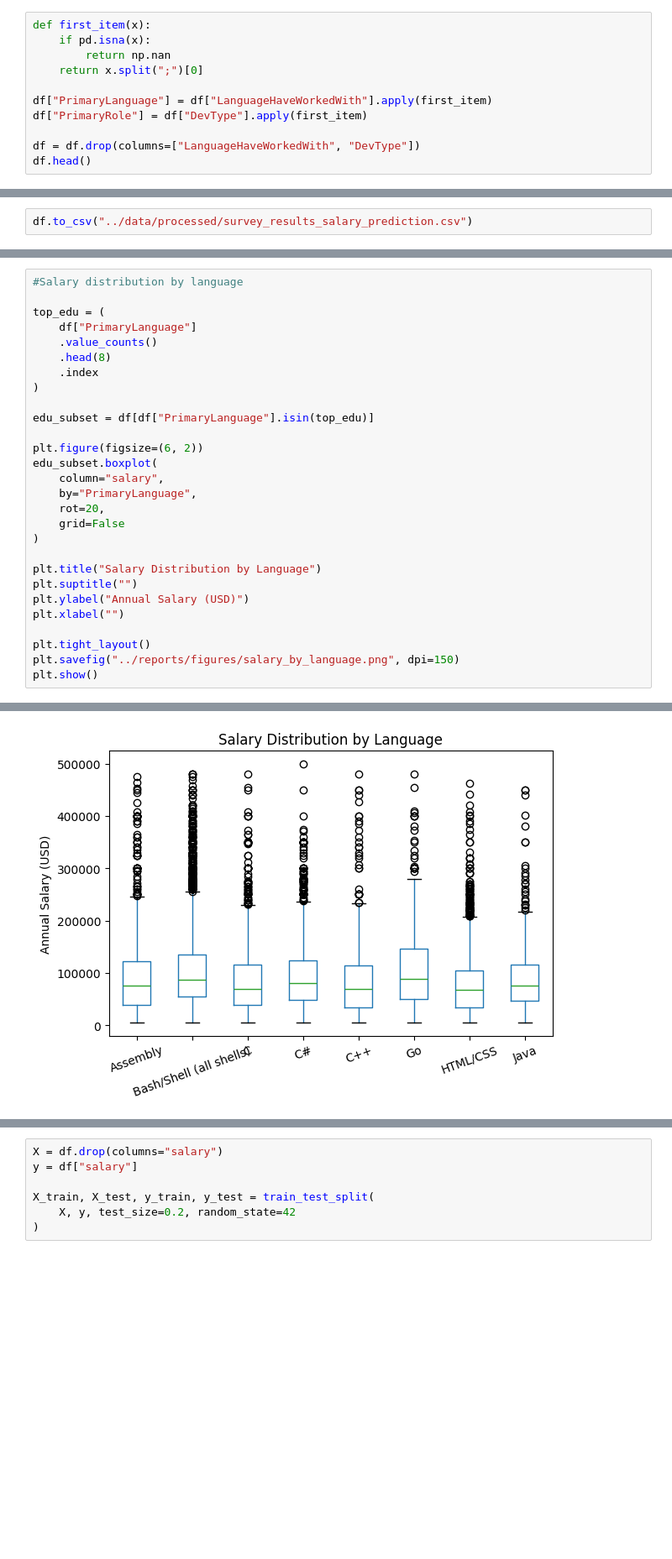
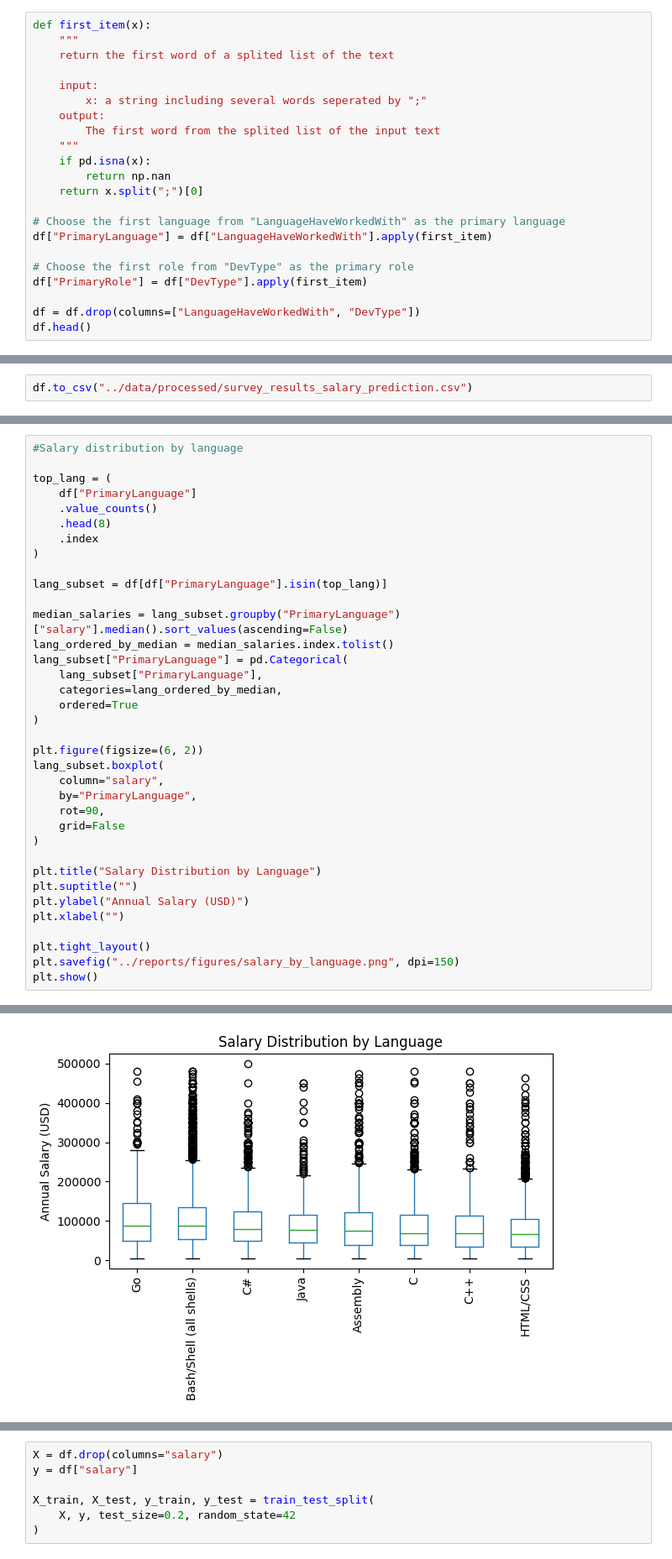
Before and after one commit to ilvfruits/stackoverflow-survey-2025, a Jupyter notebook: notebooks/01_salary_model_demo.ipynb, the cells around one changed output, grey strips where cells are left out. Shown: that part at 84% size. Saved outputs shown, nothing was run; the diff lists cells and outputs as text; blank space fills up the shorter version.

```diff
--- a/notebooks/01_salary_model_demo.ipynb
+++ b/notebooks/01_salary_model_demo.ipynb
@@ -83,10 +122,21 @@ print(df.shape)
 # %%
 def first_item(x):
+    """
+    return the first word of a splited list of the text
+
+    input:
+        x: a string including several words seperated by ";"
+    output:
+        The first word from the splited list of the input text
+    """
     if pd.isna(x):
         return np.nan
     return x.split(";")[0]
 
+# Choose the first language from "LanguageHaveWorkedWith" as the primary language
 df["PrimaryLanguage"] = df["LanguageHaveWorkedWith"].apply(first_item)
+
+# Choose the first role from "DevType" as the primary role
 df["PrimaryRole"] = df["DevType"].apply(first_item)
 
 df = df.drop(columns=["LanguageHaveWorkedWith", "DevType"])
@@ -215,20 +339,28 @@ plt.show()
 # %%
 #Salary distribution by language
 
-top_edu = (
+top_lang = (
     df["PrimaryLanguage"]
     .value_counts()
     .head(8)
     .index
 )
 
-edu_subset = df[df["PrimaryLanguage"].isin(top_edu)]
+lang_subset = df[df["PrimaryLanguage"].isin(top_lang)]
+
+median_salaries = lang_subset.groupby("PrimaryLanguage")["salary"].median().sort_values(ascending=False)
+lang_ordered_by_median = median_salaries.index.tolist()
+lang_subset["PrimaryLanguage"] = pd.Categorical(
+    lang_subset["PrimaryLanguage"],
+    categories=lang_ordered_by_median,
+    ordered=True
+)
 
 plt.figure(figsize=(6, 2))
-edu_subset.boxplot(
+lang_subset.boxplot(
     column="salary",
     by="PrimaryLanguage",
-    rot=20,
+    rot=90,
     grid=False
 )
 
@@ -245 +382 @@ plt.show()
-[figure, old version]
+[figure, new version]
```
Also changed, not shown: parts of 31 cells of this notebook, 1 other file.
